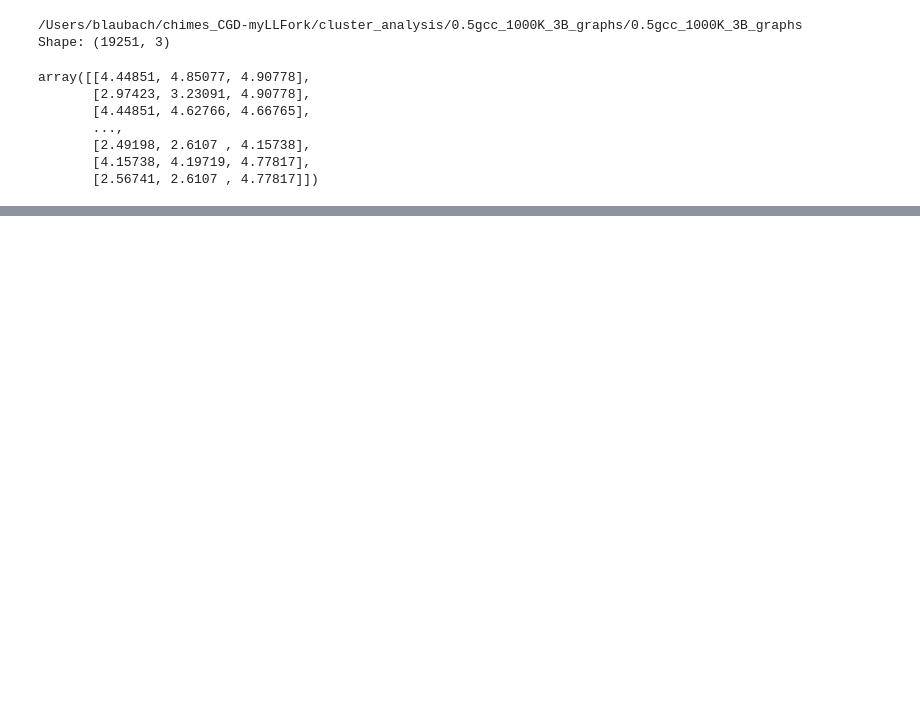
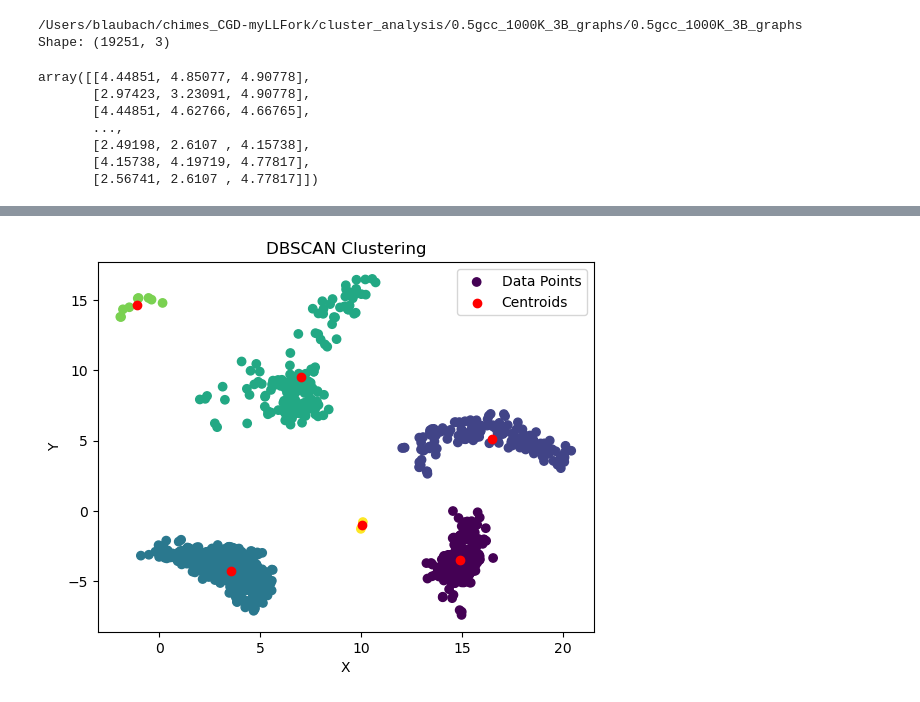
Before and after one commit to laubachb/chimes_CGD-myLLFork, a Jupyter notebook: cluster_analysis/0.5gcc_1000K_3B_graphs/0.5gcc_1000K_3B_graphs/umap_3bs.ipynb, the cells around one changed output, grey strips where cells are left out. Cells and saved outputs as stored; diff of their text form; code cells hidden in the pictures; blank space fills up the shorter version.

Commit message:
Obtained characteristic clusters

```diff
--- a/cluster_analysis/0.5gcc_1000K_3B_graphs/0.5gcc_1000K_3B_graphs/umap_3bs.ipynb
+++ b/cluster_analysis/0.5gcc_1000K_3B_graphs/0.5gcc_1000K_3B_graphs/umap_3bs.ipynb
@@ -99,0 +191,35 @@ plt.show()
+# %%
+from sklearn.cluster import DBSCAN
+import numpy as np
+import matplotlib.pyplot as plt
+
+# Assuming x and y are your data
+X = np.column_stack((critical_points_x, critical_points_y))  # Stack x and y to form the input data matrix
+
+db = DBSCAN(eps=2.0, min_samples=2).fit(X)
+labels = db.labels_
+
+# Get centroids (the geometric mean of all points in a cluster)
+centroids = []
+unique_labels = set(labels)
+for label in unique_labels:
+    if label != -1:  # Exclude noise points (-1)
+        cluster_points = X[labels == label]
+        centroid = np.mean(cluster_points, axis=0)
+        centroids.append(centroid)
+
+centroids = np.array(centroids)
+
+# Plot data points
+plt.scatter(critical_points_x, critical_points_y, c=labels, cmap='viridis', label='Data Points')
+
+# Plot centroids
+plt.scatter(centroids[:, 0], centroids[:, 1], color='red', marker='o', label='Centroids')
+
+plt.xlabel('X')
+plt.ylabel('Y')
+plt.title('DBSCAN Clustering')
+plt.legend()
+plt.show()
+# %% [output]
+[figure, added]
```
Also changed, not shown: parts of 4 cells of this notebook.
